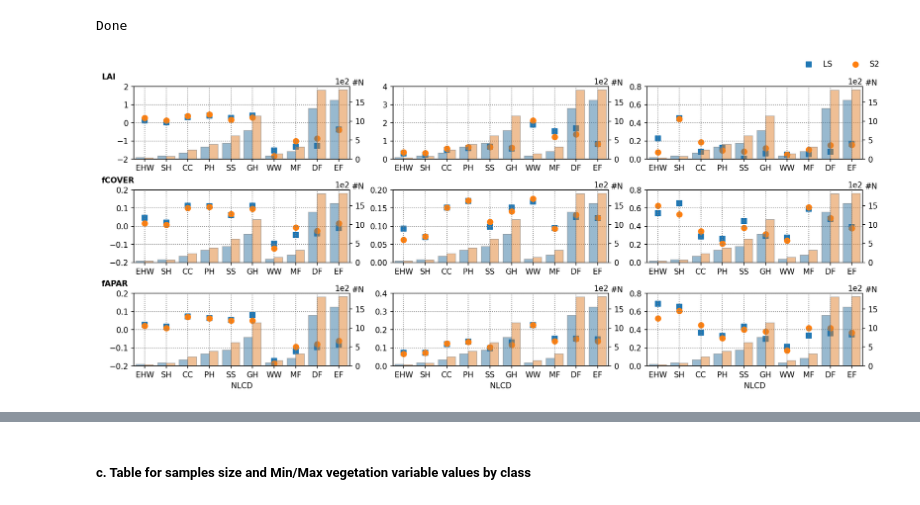
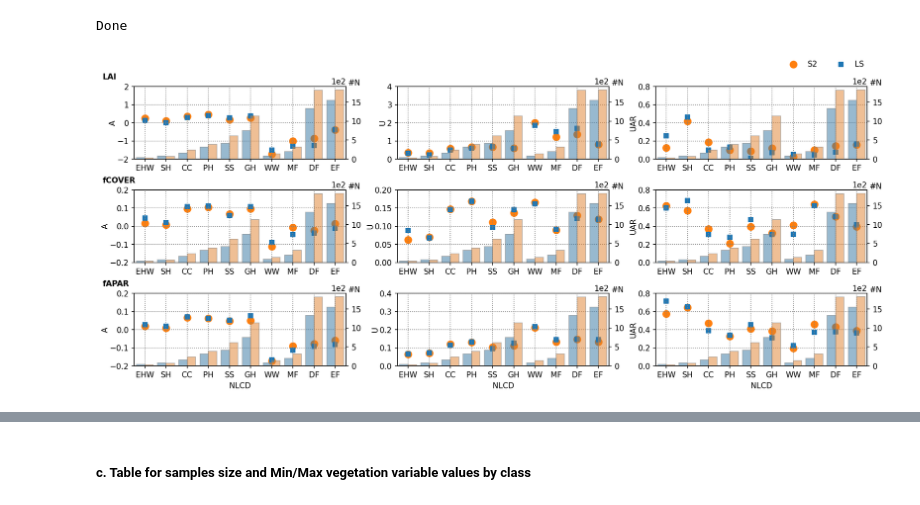
Before and after one commit to djamainajib/Landsat-Validation-paper, a Jupyter notebook: 1_Validation-LEAF-Toolbox-SL2P-LS_NEON_ND-LS.ipynb, the cells around one changed output, grey strips where cells are left out. Cells and saved outputs as stored; diff of their text form; code cells hidden in the pictures.

```diff
--- a/1_Validation-LEAF-Toolbox-SL2P-LS_NEON_ND-LS.ipynb
+++ b/1_Validation-LEAF-Toolbox-SL2P-LS_NEON_ND-LS.ipynb
@@ -548,7 +496,7 @@ g = sns.pairplot(samplesDFfig1, hue='NLCD_class',  hue_order=hue_order,markers=
 # %%
-# # sl2p variables by class
-samplesDF=eval('samplesList%s[0][:]'%(sensor))
-samplesDF = samplesDF.rename(columns={'LAI_LAIe_total_estimate':'LAI','fCOVER_fCOVER_total_estimate':'fCOVER','fAPAR_fAPAR_total_estimate':'fAPAR'})
-samplesDFfig1 = samplesDF[['LAI','fCOVER','fAPAR','NLCD_class']]
-g = sns.pairplot(samplesDFfig1, hue='NLCD_class', hue_order=hue_order,markers= 'o',palette=palette_r,plot_kws={'alpha': 0.50,"s": 10})
-#plt.savefig(os.path.join(output_path,'0_sl2p_estimates_%s.png'%(sensor)))
+# # # sl2p variables by class
+# samplesDF=eval('samplesList%s[0][:]'%(sensor))
+# samplesDF = samplesDF.rename(columns={'LAI_LAIe_total_estimate':'LAI','fCOVER_fCOVER_total_estimate':'fCOVER','fAPAR_fAPAR_total_estimate':'fAPAR'})
+# samplesDFfig1 = samplesDF[['LAI','fCOVER','fAPAR','NLCD_class']]
+# g = sns.pairplot(samplesDFfig1, hue='NLCD_class', hue_order=hue_order,markers= 'o',palette=palette_r,plot_kws={'alpha': 0.50,"s": 10})
+# #plt.savefig(os.path.join(output_path,'0_sl2p_estimates_%s.png'%(sensor)))
@@ -611,6 +567,5 @@ plt.rcParams.update({'font.size': 14})
 # %%
-
-
+plt.rcParams.update({'font.size': 14})
 sensor='LS'
 samplesDF=eval('samplesList%s[0][:]'%(sensor))
 samplesDF=samplesDF[samplesDF['outlier_flag_total']==0]
@@ -636,11 +591,13 @@ for idx,variableName in enumerate(['LAI','fCOVER','fAPAR']):
     #plt.set(adjustable='box',aspect='equal')
     plt.ylabel('%s RM'%(variableName))
     plt.xlabel('%s SL2P-CCRS'%(variableName))
+
     n = len(data[x])
     res = np.array(data[x].sub(data[y]))
     unc= np.mean(res ** 2) ** (0.5)
     acc = np.mean(res)
     r2 = np.corrcoef(data[x],data[y])[0,1]**2
+
     uar = np.mean(np.abs(res)<np.maximum(0.05,0.10*data[x]))
     plt.annotate(f'N={n}', xy=(0.8, 0.37), xycoords='axes fraction')
     plt.annotate(f'$r^2$={r2:.2f}', xy=(0.8, 0.30), xycoords='axes fraction')
@@ -657,7 +614,7 @@ for idx,variableName in enumerate(['LAI','fCOVER','fAPAR']):
     if variableName=='fAPAR':
         ax[idx].imshow(mpimg.imread(fn))#,extent=(0,0.8,0,0.8)
     else:
-        ax[idx].imshow(mpimg.imread(fn)[:,:-180,:])
+        ax[idx].imshow(mpimg.imread(fn)[:,:-188,:])
     [x.set_axis_off() for x in ax.ravel()]
 plt.savefig(fn,bbox_inches='tight')
 plt.show()
@@ -756,7 +713,6 @@ print('Done')
 # %% [output]
 Done
 # %%
-cmap = ListedColormap(sns.color_palette())
 plt.rcParams.update({'font.size':10})
 fig, ax = plt.subplots(3,3,figsize=(14,6),constrained_layout = True, dpi=150)
 markers=['X','*']
@@ -768,56 +724,39 @@ for ii, variableName in enumerate(['LAI','fCOVER','fAPAR']):
     for jj,stat in enumerate(['A','U','UAR']):#['R2','A','U','UAR']
 
         ax1 = ax[ii,jj].twinx()
-        #ax2 = ax[ii,jj].twinx()
-        #ax2.spines.right.set_position(("axes", 1.15))
-        dataLS=data0[data0['Sensor']=='LS']
-        dataS2=data0[data0['Sensor']=='S2']
+        data1=data0[data0['Sensor']=='S2'].reset_index()
+        data2=data0[data0['Sensor']=='LS'].reset_index()
 
-        #p1=sns.scatterplot(data=data0, y=stat, x='NLCD', hue='Sensor',hue_order=['S2','LS'],style='Sensor',style_order=['S2','LS'],markers=markers,alpha=1,size='Sensor',  sizes=[40, 40],size_order=['S2','LS'],palette=palette, ax=ax[ii,jj],legend=True)#(ii==0)&(jj==2)
-        p0=ax[ii,jj].scatter(dataLS['NLCD'], dataLS[stat], marker ="s",color =cmap.colors[0],s = 50,label='LS')
-        p1=ax[ii,jj].scatter(dataS2['NLCD'], dataS2[stat], marker ="o",color =cmap.colors[1],s = 50,label='S2')
-
+        p0=ax[ii,jj].scatter(data1['NLCD'], data1[stat], marker ="o",color =cmap.colors[1],s = 80,label='S2')
+        p1=ax[ii,jj].scatter(data2['NLCD'], data2[stat], marker ="s",color =cmap.colors[0],s = 30,label='LS')
         p2=sns.barplot    (data=data0, y='N',  x='NLCD', hue='Sensor',hue_order=['S2','LS'],alpha=0.5,palette=palette,edgecolor=".5", ax=ax1,legend=False)
 
-        data1=data0[data0['Sensor']=='S2'].reset_index()
-        data2=data0[data0['Sensor']=='LS'].reset_index()
-        #for idx in range(len(data1)):
-        #    ax2.plot([idx-0.2,idx-0.2,idx-0.2],[data1['min RM'][idx],data1['median RM'][idx],data1['max RM'][idx]],color=cmap.colors[0],alpha=0.5,linewidth=1.5,marker='_',markersize=3,)
-        #    ax2.plot([idx+0.2,idx+0.2,idx+0.2],[data2['min RM'][idx],data2['median RM'][idx],data2['max RM'][idx]],color=cmap.colors[1],alpha=0.5,linewidth=1.5,marker='_',markersize=3,)
-
+        nbins=4
         if stat!='A':
-            nbins=4
             ax[ii,jj].set_ylim(bottom=0)
             ax[ii,jj].locator_params(axis='y', nbins=nbins)
             xticks=np.round(ax[ii,jj].get_yticks(),nbins)
             ax[ii,jj].set_ylim(top=nbins*xticks[1])
             ax[ii,jj].set_yticks(np.arange(0,1.1*nbins*xticks[1],xticks[1]))
         else:
             xmax=max(np.abs(data0[stat]))
             ax[ii,jj].set_ylim([0,xmax])
             ax[ii,jj].locator_params(axis='y', nbins=nbins)
             xticks=np.round(ax[ii,jj].get_yticks(),nbins)
             ax[ii,jj].set_ylim(bottom=-nbins*xticks[1],top=nbins*xticks[1])
 
         if variableName=='fAPAR':
             ax[ii,jj].set_xlabel('NLCD',weight="normal")
         else:
             ax[ii,jj].set_xlabel('')
 
-        ax2.set_ylim(bottom=0)
-        ax2.locator_params(axis='y', nbins=nbins)
-        xticks=np.round(ax2.get_yticks(),nbins)
-        ax2.set_ylim(top=nbins*xticks[1])
-        ax2.set_yticks(np.arange(0,1.1*nbins*xticks[1],xticks[1]))
-
         ax1.ticklabel_format(axis='y', style='sci', scilimits=(2,2))
         ax1.set_ylabel('#N', ha='right', y=1.1, rotation=0, labelpad=-1)
-        ax2.set_ylabel('Values range', rotation=90, labelpad=1)
-
+        ax[ii,jj].set_ylabel(stat, rotation=90, labelpad=1)
         ax[ii,jj].grid(color='grey', linestyle=':', linewidth=1)
 
-ax[0,2].legend(loc=2,bbox_to_anchor=(0.7,1.4),ncols=2,borderaxespad=0, frameon=False,markerscale=1, fontsize='medium',title_fontsize='medium') # ,title='NLCD')
+ax[0,2].legend(loc=2,bbox_to_anchor=(0.6,1.4),ncols=2,borderaxespad=0, frameon=False,markerscale=1, fontsize='medium',title_fontsize='medium') # ,title='NLCD')
 plt.savefig(os.path.join(output_path,'Figure_3_statists_by_class_p%s.png'%(p)),bbox_inches='tight')
 plt.show()
 # %% [output]
-[figure, old version]
+[figure, new version]
```
Also changed, not shown: parts of 40 cells of this notebook.
